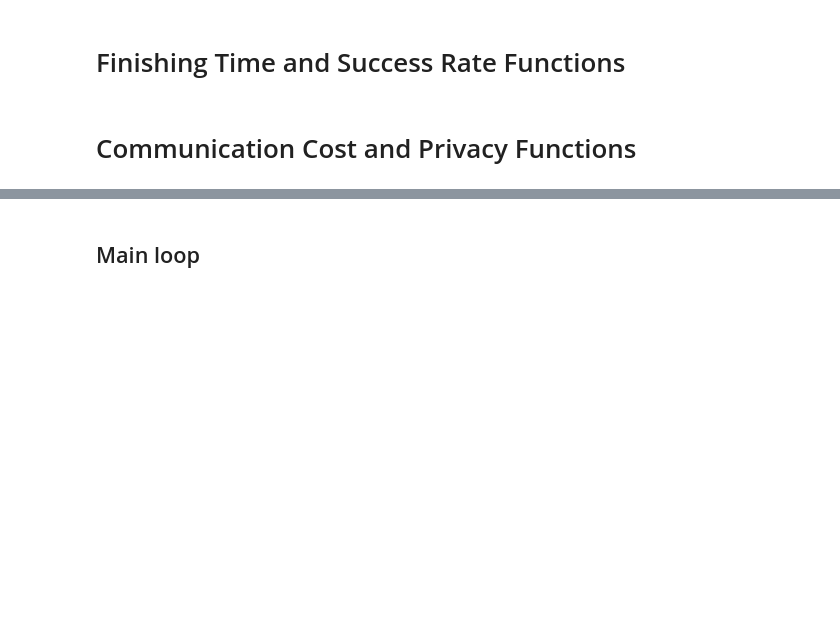
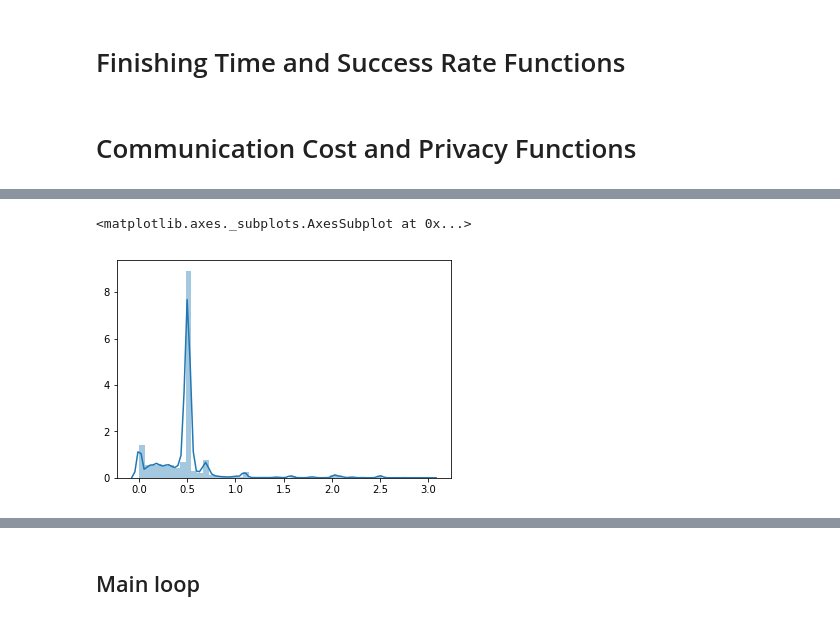
Before and after one commit to edcafenet/data_analysis_merkle_tree_experiments, a Jupyter notebook: ROSBAG Analysis (Real-robot experiments).ipynb, the cells around one changed output, grey strips where cells are left out. Saved outputs shown, nothing was run; the diff lists cells and outputs as text; code cells hidden in the pictures; blank space fills up the shorter version.

```diff
--- a/ROSBAG Analysis (Real-robot experiments).ipynb
+++ b/ROSBAG Analysis (Real-robot experiments).ipynb
@@ -161,0 +288,5 @@ def PrivacyCoefficient(INITIAL_ID, NUMBER_OF_ROBOTS, NUMBER_OF_LEAVES, DF):
+# %%
+sns.distplot(lower)
+# %% [output]
+<matplotlib.axes._subplots.AxesSubplot at 0x...>
+[figure, added]
```
Also changed, not shown: parts of 19 cells of this notebook, 2 other files.
